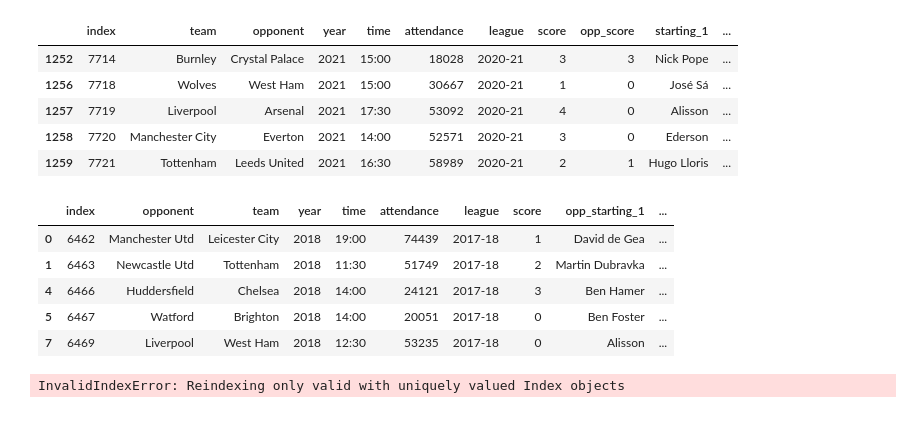
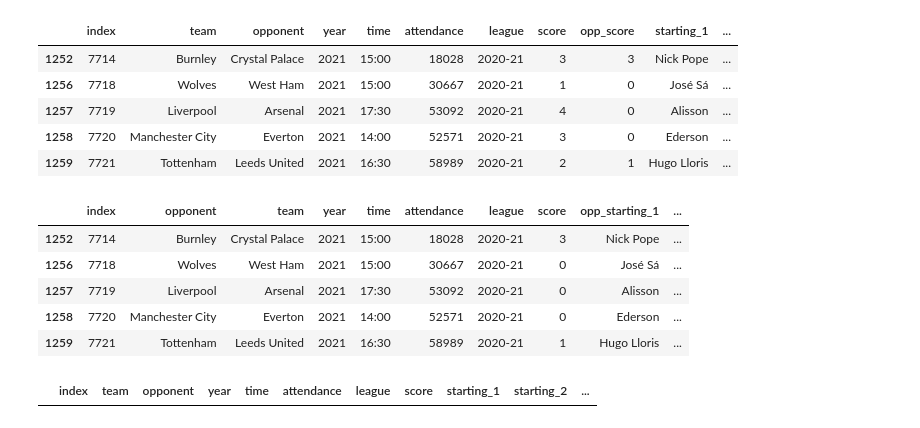
Before and after one commit to OliverSavolainen/IDS2021_D9, a Jupyter notebook: D9/IDS2021_D9.ipynb, the cells around one changed output. Saved outputs shown, nothing was run; the diff lists cells and outputs as text; code cells hidden in the pictures.

```diff
--- a/D9/IDS2021_D9.ipynb
+++ b/D9/IDS2021_D9.ipynb
@@ -269,40 +269,40 @@ df2 = df2.rename(columns={"team":"opponent",
                          "wins_in_last5":"opp_wins_in_last5",
                          "losses_in_last5":"opp_losses_in_last5",
                          "ties_in_last5":"opp_ties_in_last5",
                          "goals_in_last5":"opp_goals_in_last5",
                          "goals_against_in_last5":"opp_goals_against_in_last5",
                         "opp_wins_in_last5":"wins_in_last5",
                          "opp_losses_in_last5":"losses_in_last5",
                          "opp_ties_in_last5":"ties_in_last5",
                          "opp_goals_in_last5":"goals_in_last5",
                          "opp_goals_against_in_last5":"goals_against_in_last5",
                         "wins_in_last10":"opp_wins_in_last10",
                          "losses_in_last10":"opp_losses_in_last10",
                          "ties_in_last10":"opp_ties_in_last10",
                          "goals_in_last10":"opp_goals_in_last10",
                          "goals_against_in_last10":"opp_goals_against_in_last10",
                         "opp_wins_in_last10":"wins_in_last10",
                          "opp_losses_in_last10":"losses_in_last10",
                          "opp_ties_in_last10":"ties_in_last10",
                          "opp_goals_in_last10":"goals_in_last10",
-                         "opp_goals_against_in_last5":"goals_against_in_last10",
+                         "opp_goals_against_in_last10":"goals_against_in_last10",
                          })
 new = {}
 df2['is_home'] = 0
 for i in range(1, 12):
     new["opp_starting_" + str(i)] = "starting_" + str(i)
 for i in range(1, 12):
     new["starting_" + str(i)] = "opp_starting_" + str(i)
 df2 = df2.rename(columns=new)
 
-df2.head()
+df2.tail()
 # %% [output]
 |  | index | opponent | team | year | time | attendance | league | score | opp_starting_1 | ... |
-| 0 | 6462 | Manchester Utd | Leicester City | 2018 | 19:00 | 74439 | 2017-18 | 1 | David de Gea | ... |
-| 1 | 6463 | Newcastle Utd | Tottenham | 2018 | 11:30 | 51749 | 2017-18 | 2 | Martin Dubravka | ... |
-| 4 | 6466 | Huddersfield | Chelsea | 2018 | 14:00 | 24121 | 2017-18 | 3 | Ben Hamer | ... |
-| 5 | 6467 | Watford | Brighton | 2018 | 14:00 | 20051 | 2017-18 | 0 | Ben Foster | ... |
-| 7 | 6469 | Liverpool | West Ham | 2018 | 12:30 | 53235 | 2017-18 | 0 | Alisson | ... |
+| 1252 | 7714 | Burnley | Crystal Palace | 2021 | 15:00 | 18028 | 2020-21 | 3 | Nick Pope | ... |
+| 1256 | 7718 | Wolves | West Ham | 2021 | 15:00 | 30667 | 2020-21 | 0 | José Sá | ... |
+| 1257 | 7719 | Liverpool | Arsenal | 2021 | 17:30 | 53092 | 2020-21 | 0 | Alisson | ... |
+| 1258 | 7720 | Manchester City | Everton | 2021 | 14:00 | 52571 | 2020-21 | 0 | Ederson | ... |
+| 1259 | 7721 | Tottenham | Leeds United | 2021 | 16:30 | 58989 | 2020-21 | 1 | Hugo Lloris | ... |
 # %%
 # combine matches and reversed matches
 
@@ -310,7 +310,7 @@ combined_df = df.append(df2)
 combined_df.index = range(len(combined_df.index))
 combined_df[(combined_df.attendance == "74439")]
 # %% [output]
-InvalidIndexError: Reindexing only valid with uniquely valued Index objects
+|  | index | team | opponent | year | time | attendance | league | score | starting_1 | starting_2 | ... |
 # %%
 # merge matches and teams' stats
 
```
Also changed, not shown: parts of 6 cells of this notebook.
